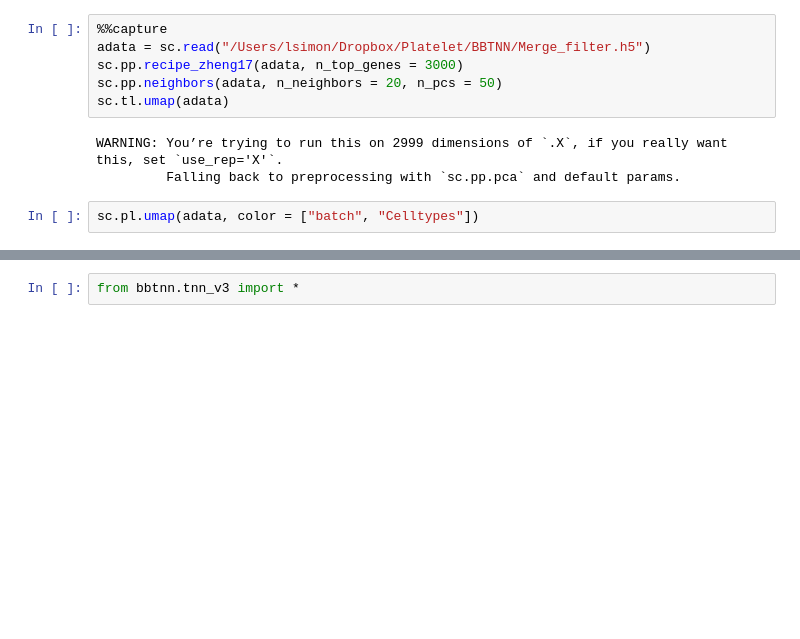
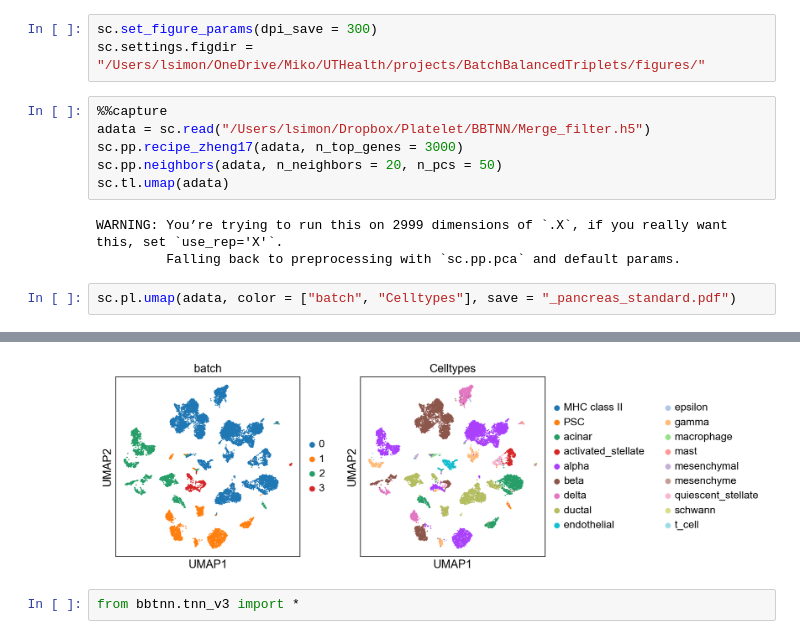
Before and after one commit to lkmklsmn/bbtnn, a Jupyter notebook: examples/pancreas.ipynb, the cells around one changed output, grey strips where cells are left out. Cells and saved outputs as stored; diff of their text form; blank space fills up the shorter version.

```diff
--- a/examples/pancreas.ipynb
+++ b/examples/pancreas.ipynb
@@ -2,6 +2,9 @@
 import scanpy as sc
 # %%
 from bbtnn.tnn_v3 import *
+# %%
+sc.set_figure_params(dpi_save = 300)
+sc.settings.figdir = "/Users/lsimon/OneDrive/Miko/UTHealth/projects/BatchBalancedTriplets/figures/"
 # %%
 %%capture
 adata = sc.read("/Users/lsimon/Dropbox/Platelet/BBTNN/Merge_filter.h5")
@@ -12,4 +15,5 @@ sc.tl.umap(adata)
 WARNING: You’re trying to run this on 2999 dimensions of `.X`, if you really want this, set `use_rep='X'`.
          Falling back to preprocessing with `sc.pp.pca` and default params.
 # %%
-sc.pl.umap(adata, color = ["batch", "Celltypes"])
+sc.pl.umap(adata, color = ["batch", "Celltypes"], save = "_pancreas_standard.pdf")
+# %% [output]
@@ -16,2 +21,3 @@ sc.pl.umap(adata, color = ["batch", "Celltypes"])
+[figure, added]
 # %%
 from bbtnn.tnn_v3 import *
```
Also changed, not shown: parts of 11 cells of this notebook, 3 other files.
